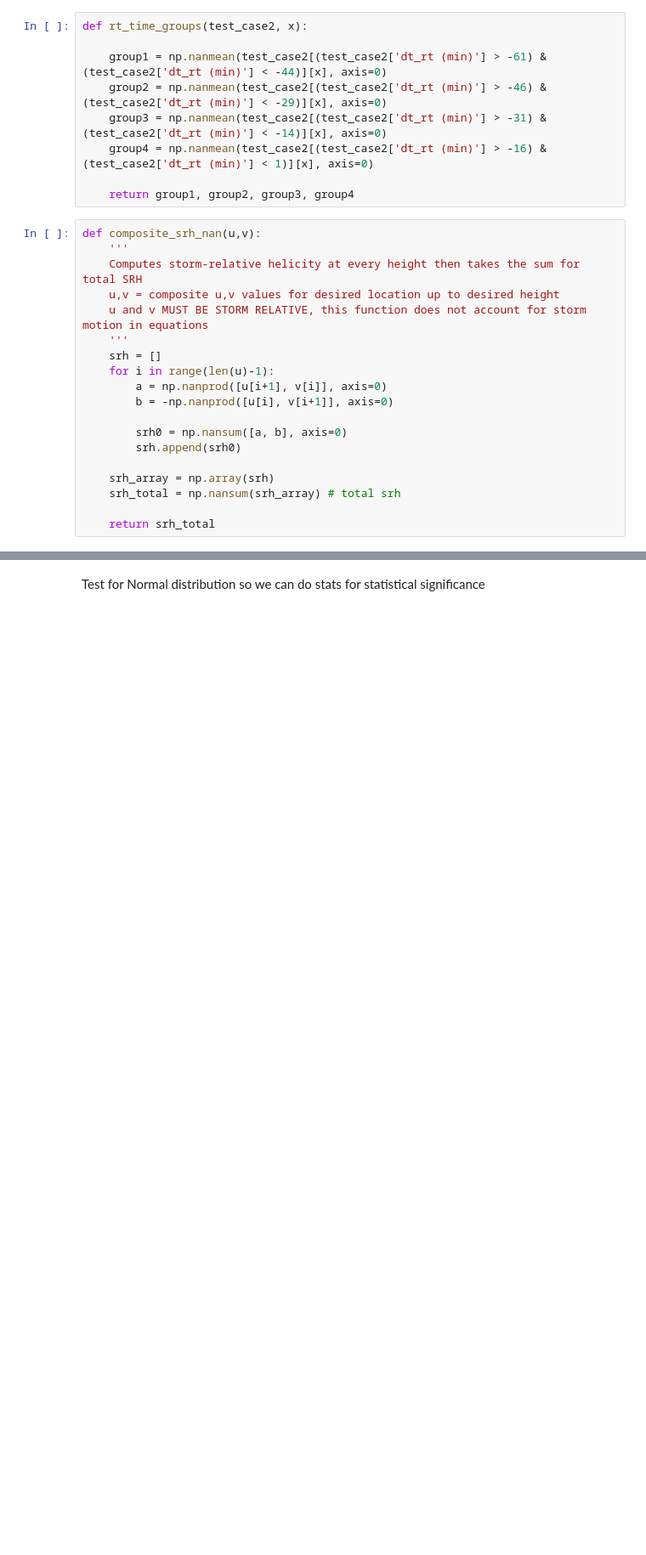
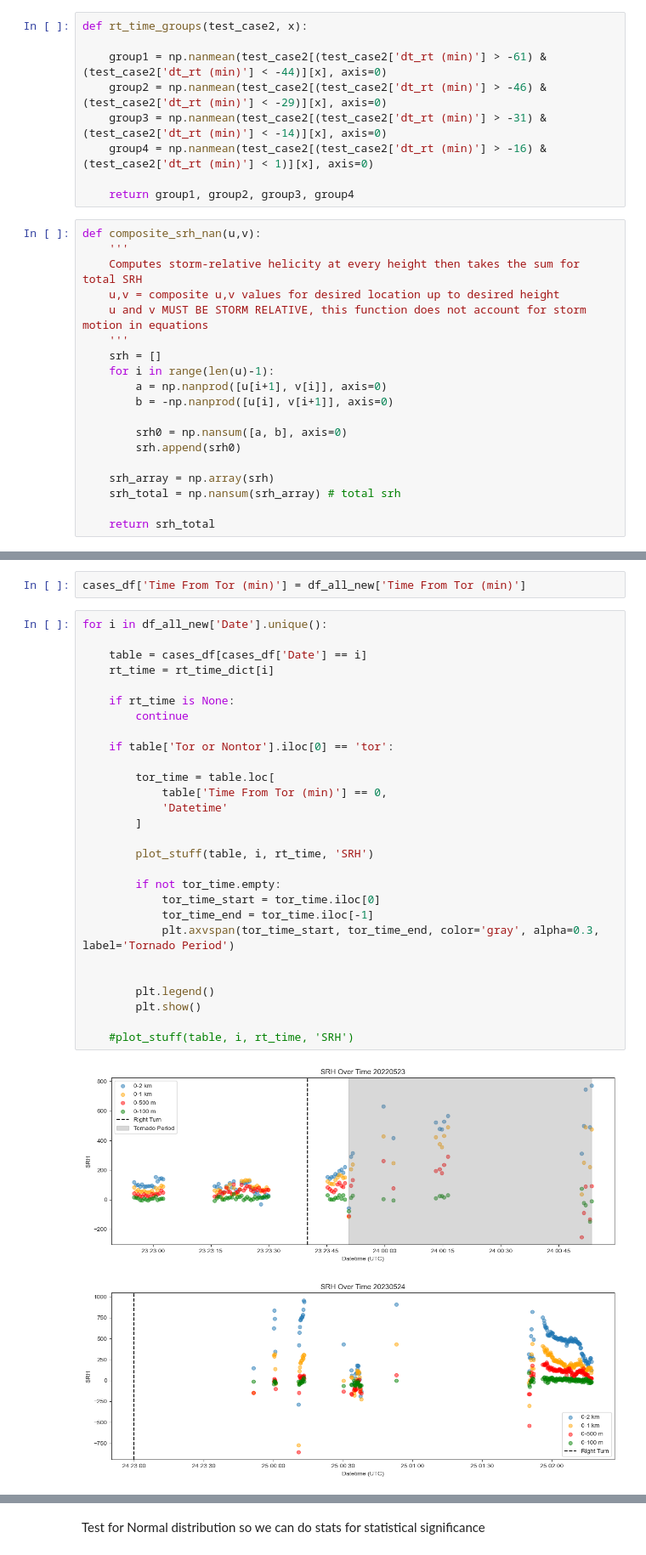
Before and after one commit to JuliaBuhrman/research2024, a Jupyter notebook: rightturn_casecheck_clean.ipynb, the cells around one changed output, grey strips where cells are left out. Shown at 85% size. Cells and saved outputs as stored; diff of their text form; blank space fills up the shorter version.

```diff
--- a/rightturn_casecheck_clean.ipynb
+++ b/rightturn_casecheck_clean.ipynb
@@ -654,0 +687,33 @@ def plot_stuff(test_case2, date, rt_time):
+# %%
+cases_df['Time From Tor (min)'] = df_all_new['Time From Tor (min)']
+# %%
+for i in df_all_new['Date'].unique():
+
+    table = cases_df[cases_df['Date'] == i]
+    rt_time = rt_time_dict[i]
+
+    if rt_time is None:
+        continue
+
+    if table['Tor or Nontor'].iloc[0] == 'tor':
+
+        tor_time = table.loc[
+            table['Time From Tor (min)'] == 0,
+            'Datetime'
+        ]
+
+        plot_stuff(table, i, rt_time, 'SRH')
+
+        if not tor_time.empty:
+            tor_time_start = tor_time.iloc[0]
+            tor_time_end = tor_time.iloc[-1]
+            plt.axvspan(tor_time_start, tor_time_end, color='gray', alpha=0.3, label='Tornado Period')
+
+
+        plt.legend()
+        plt.show()
+
+    #plot_stuff(table, i, rt_time, 'SRH')
+# %% [output]
+[figure, added]
+[figure, added]
```
Also changed, not shown: parts of 43 cells of this notebook.
